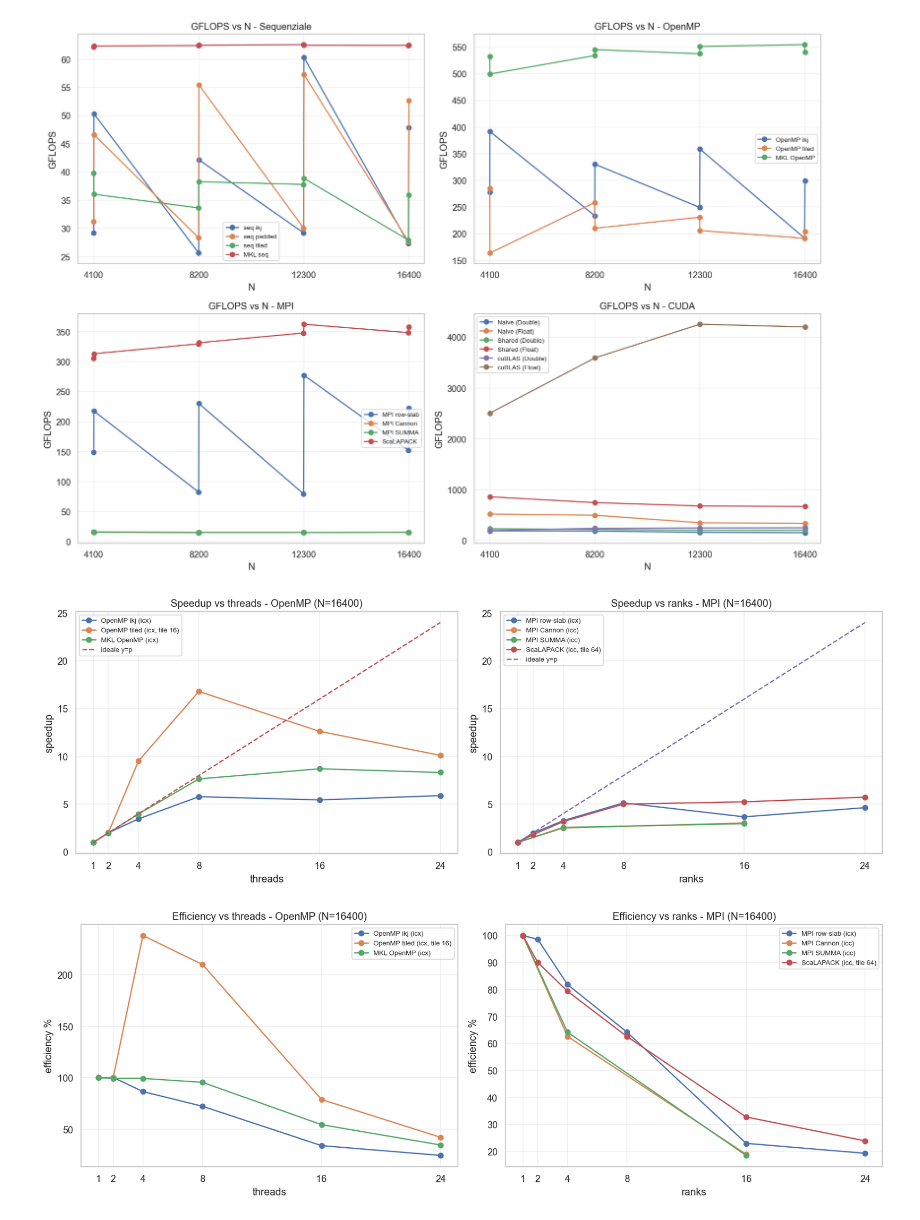
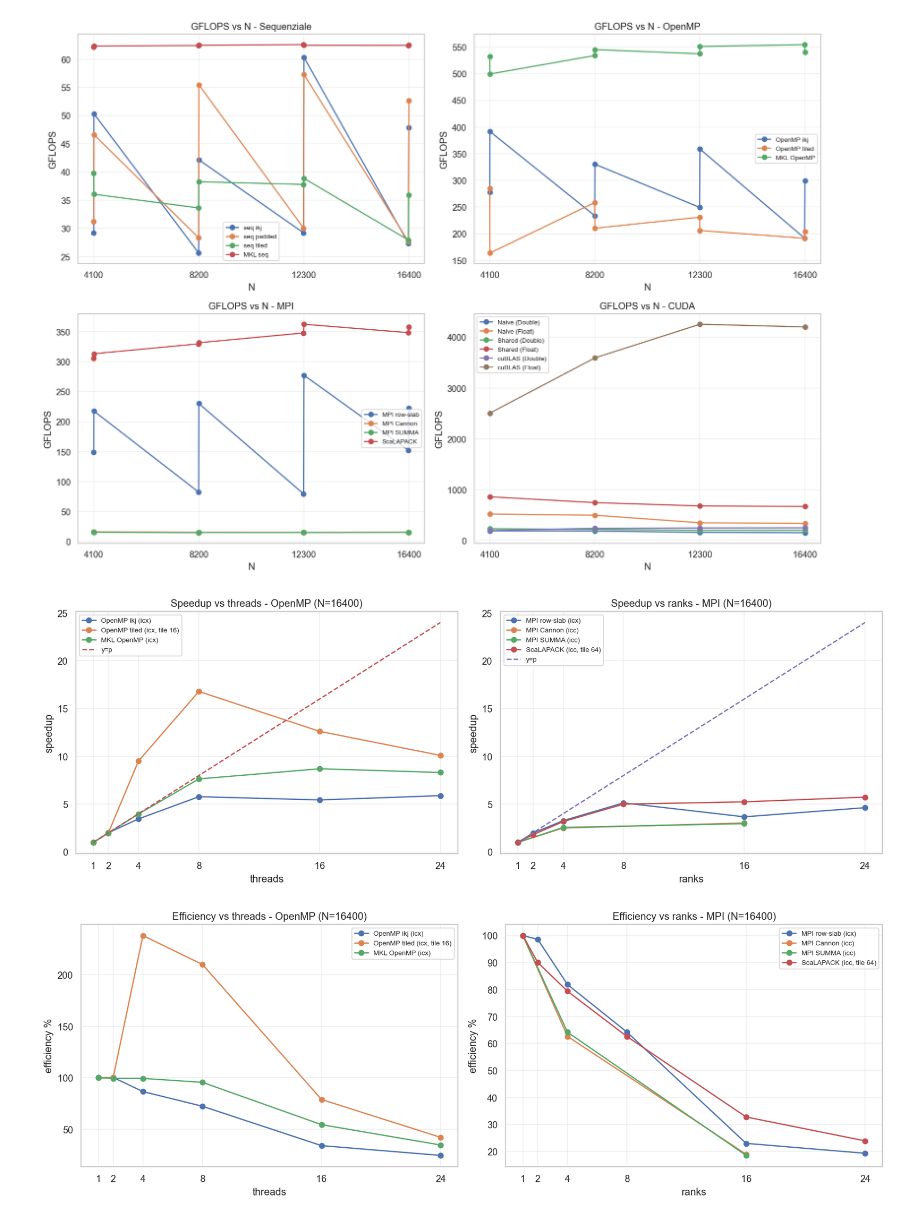
Before and after one commit to inkeaton/HPC-MATMUL, a Jupyter notebook: plot_scripts/analysis_plots.ipynb, the cells around one changed output. Cells and saved outputs as stored; diff of their text form; code cells hidden in the pictures.

```diff
--- a/plot_scripts/analysis_plots.ipynb
+++ b/plot_scripts/analysis_plots.ipynb
@@ -337,18 +0,0 @@ plt.show()
-# %%
-# Sezione 10: funzioni per salvare figure e esportare tabella riassuntiva
-def save_fig(fig, name, folder='figures'):
-    os.makedirs(folder, exist_ok=True)
-    for ext in ['png','svg']:
-        path = os.path.join(folder, f'{name}.{ext}')
-        fig.savefig(path, bbox_inches='tight', dpi=300)
-    print('Saved:', name)
-
-# salva tabella best-config in CSV
-best_table = []
-for label, row in best_rows:
-    if row is None:
-        best_table.append({'approach':label, 'gflops':np.nan, 'time_s':np.nan, 'config':None})
-    else:
-        best_table.append({'approach':label, 'gflops':row.get('gflops', np.nan), 'time_s':row.get('time_s', np.nan), 'config':row.to_dict()})
-pd.DataFrame(best_table).to_csv('best_approaches_summary.csv', index=False)
-print('Wrote best_approaches_summary.csv')
@@ -579,7 +223,7 @@ for cfg, curve in omp_curves:
     axes[0].plot(curve["Threads/Ranks"], curve["Speedup_calc"], marker="o", label=config_to_label(cfg))
 if omp_curves:
     x_omp = sorted(set(np.concatenate([c["Threads/Ranks"].values for _, c in omp_curves])))
-    axes[0].plot(x_omp, x_omp, linestyle="--", label="ideale y=p")
+    axes[0].plot(x_omp, x_omp, linestyle="--", label="y=p")
 axes[0].set_title(f"Speedup vs threads - OpenMP (N={N_SCALE})")
 axes[0].set_xlabel("threads")
 axes[0].set_ylabel("speedup")
@@ -592,7 +236,7 @@ for cfg, curve in mpi_curves:
     axes[1].plot(curve["Threads/Ranks"], curve["Speedup_calc"], marker="o", label=config_to_label(cfg))
 if mpi_curves:
     x_mpi = sorted(set(np.concatenate([c["Threads/Ranks"].values for _, c in mpi_curves])))
-    axes[1].plot(x_mpi, x_mpi, linestyle="--", label="ideale y=p")
+    axes[1].plot(x_mpi, x_mpi, linestyle="--", label="y=p")
 axes[1].set_title(f"Speedup vs ranks - MPI (N={N_SCALE})")
 axes[1].set_xlabel("ranks")
 axes[1].set_ylabel("speedup")
@@ -664,34 +308,34 @@ try:
     ax = plt.gca()
     ax.set_xticks(requested_N)
     ax.set_xticklabels([str(x) for x in requested_N])
 except Exception:
     pass
 
 plt.title("Best approach comparison")
 plt.xlabel("N")
 plt.ylabel("GFLOPS")
 plt.grid(True, alpha=0.3)
 plt.legend(fontsize=8)
 plt.tight_layout()
 plt.show()
 
 # =========================
 # Stampa utile finale
 # =========================
 print(f"N usato per scaling: {N_SCALE}")
 
 print("\nConfigurazioni scelte per OpenMP:")
 for cfg, _ in omp_curves:
     print(" -", config_to_label(cfg))
 
 print("\nConfigurazioni scelte per MPI:")
 for cfg, _ in mpi_curves:
     print(" -", config_to_label(cfg))
 
 print("\nN comuni per il confronto finale:", common_n)
 # %% [output]
 [figure]
-[figure, old version]
+[figure, new version]
 [figure]
 [figure]
 N usato per scaling: 16400
```
Also changed, not shown: parts of 15 cells of this notebook, 31 other files.
